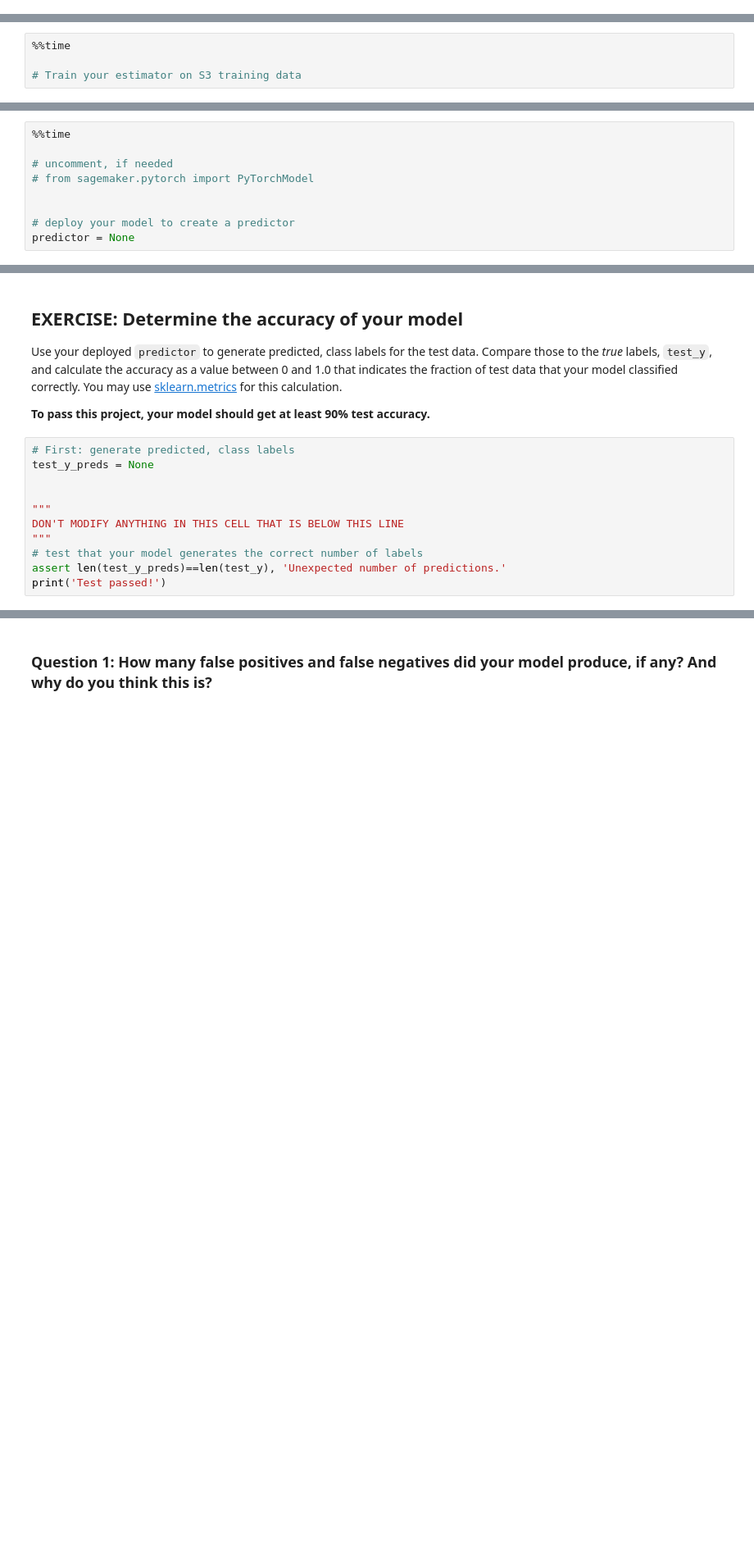
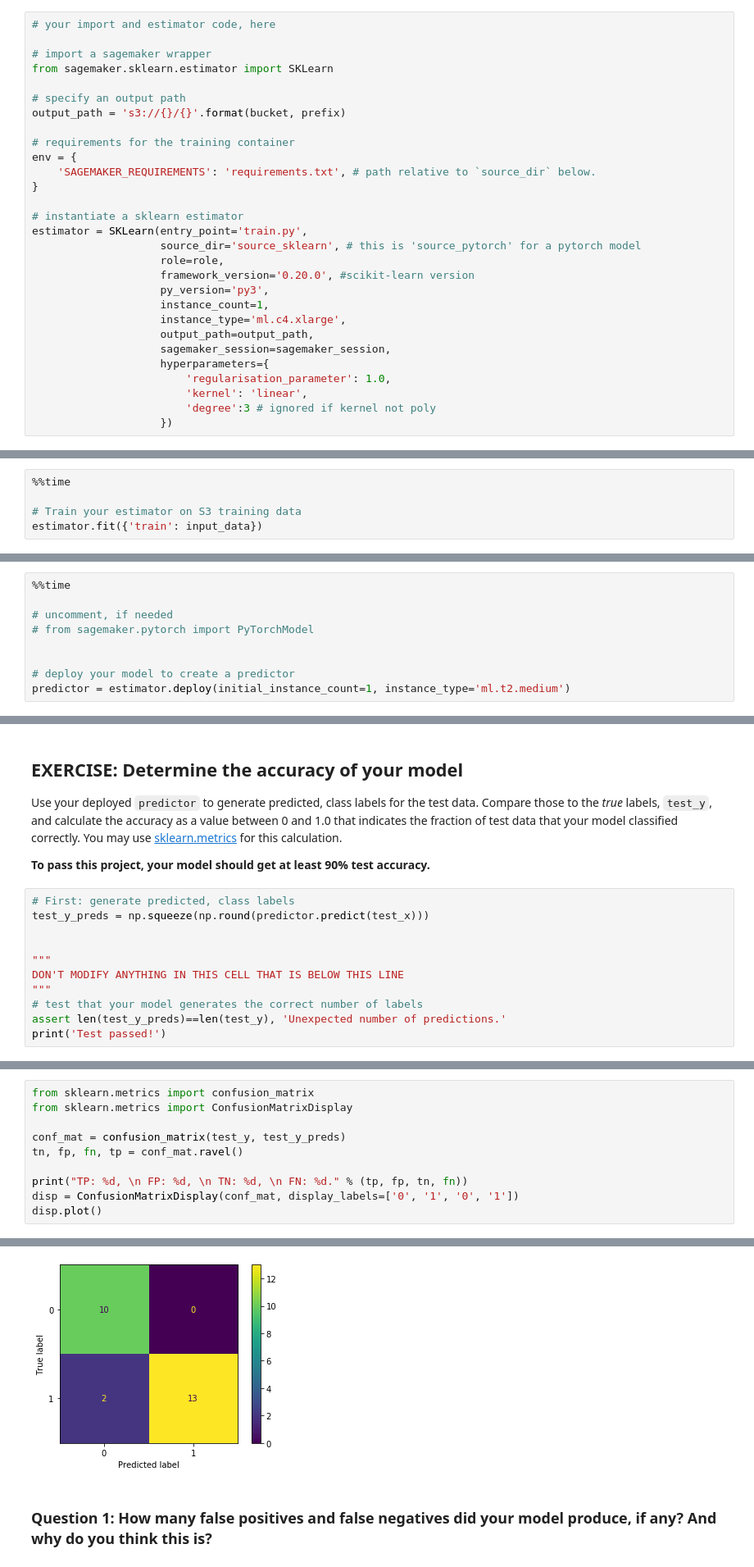
Before and after one commit to dvalps/plagiarism-detector, a Jupyter notebook: 3_Training_a_Model.ipynb, the cells around one changed output, grey strips where cells are left out. Shown at 82% size. Drawn from its saved outputs; the diff is of its cells as text; blank space fills up the shorter version.

Commit message:
trained linear SVC for binary classification

```diff
--- a/3_Training_a_Model.ipynb
+++ b/3_Training_a_Model.ipynb
@@ -175,3 +179,32 @@ from sagemaker.pytorch import PyTorch
+# %%
+# your import and estimator code, here
+
+# import a sagemaker wrapper
+from sagemaker.sklearn.estimator import SKLearn
+
+# specify an output path
+output_path = 's3://{}/{}'.format(bucket, prefix)
+
+# requirements for the training container
+env = {
+    'SAGEMAKER_REQUIREMENTS': 'requirements.txt', # path relative to `source_dir` below.
+}
+
+# instantiate a sklearn estimator
+estimator = SKLearn(entry_point='train.py',
+                    source_dir='source_sklearn', # this is 'source_pytorch' for a pytorch model
+                    role=role,
+                    framework_version='0.20.0', #scikit-learn version
+                    py_version='py3',
+                    instance_count=1,
+                    instance_type='ml.c4.xlarge',
+                    output_path=output_path,
+                    sagemaker_session=sagemaker_session,
+                    hyperparameters={
+                        'regularisation_parameter': 1.0,
+                        'kernel': 'linear',
+                        'degree':3 # ignored if kernel not poly
+                    })
 # %% [markdown]
 ## EXERCISE: Train the estimator
 
@@ -180,3 +213,4 @@ Train your estimator on the training data stored in S3. This should create a tra
 %%time
 
 # Train your estimator on S3 training data
+estimator.fit({'train': input_data})
@@ -198,4 +250,4 @@ Note: If you run into an instance error, it may be because you chose the wrong t
 
 
 # deploy your model to create a predictor
-predictor = None
+predictor = estimator.deploy(initial_instance_count=1, instance_type='ml.t2.medium')
@@ -226,7 +285,7 @@ Use your deployed `predictor` to generate predicted, class labels for the test d
 **To pass this project, your model should get at least 90% test accuracy.**
 # %%
 # First: generate predicted, class labels
-test_y_preds = None
+test_y_preds = np.squeeze(np.round(predictor.predict(test_x)))
 
 
 """
@@ -249,0 +320,11 @@ print(test_y.values)
+# %%
+from sklearn.metrics import confusion_matrix
+from sklearn.metrics import ConfusionMatrixDisplay
+
+conf_mat = confusion_matrix(test_y, test_y_preds)
+tn, fp, fn, tp = conf_mat.ravel()
+
+print("TP: %d, \n FP: %d, \n TN: %d, \n FN: %d." % (tp, fp, tn, fn))
+disp = ConfusionMatrixDisplay(conf_mat, display_labels=['0', '1', '0', '1'])
+disp.plot()
+# %% [output]
@@ -250,2 +336,3 @@ print(test_y.values)
+[figure, added]
 # %% [markdown]
 ### Question 1: How many false positives and false negatives did your model produce, if any? And why do you think this is?
```
Also changed, not shown: parts of 16 cells of this notebook.
